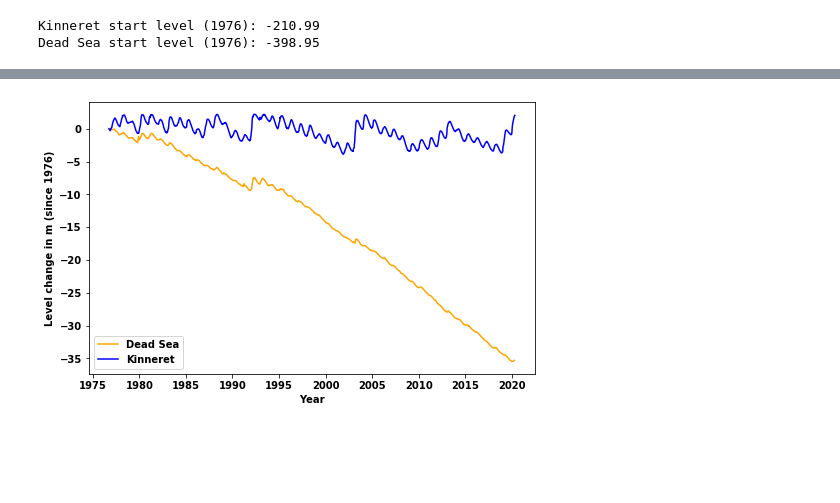
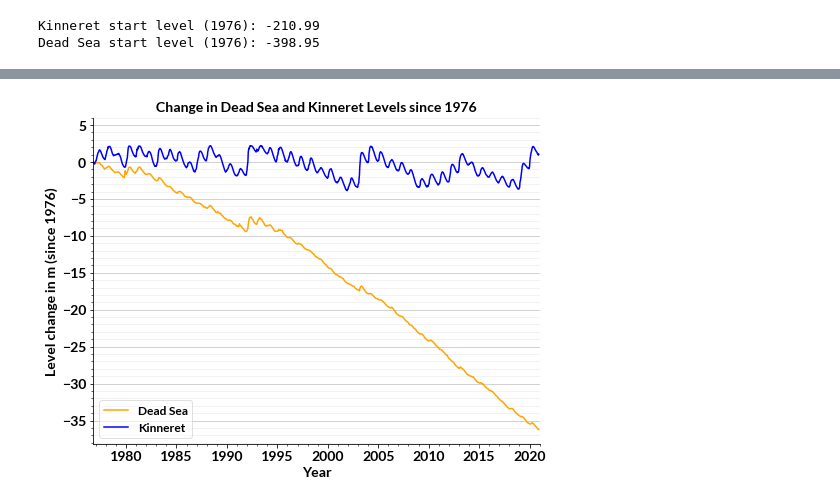
Before and after one commit to est987/DeadGalileeSea, a Jupyter notebook: Dead Sea vs Kinneret.ipynb, the cells around one changed output, grey strips where cells are left out. Drawn from its saved outputs; the diff is of its cells as text; code cells hidden in the pictures; blank space fills up the shorter version.

```diff
--- a/Dead Sea vs Kinneret.ipynb
+++ b/Dead Sea vs Kinneret.ipynb
@@ -20,9 +34,8 @@ ds_df = pd.DataFrame(data['result']['records'])
 ds_df = ds_df.rename(columns={'תאריך מדידה':'date','מפלס':'ds_level'}).drop(columns='_id')
 ds_df['ds_level'] = ds_df['ds_level'].astype('float')
 #sort by date
-ds_df['date'] = pd.to_datetime(ds_df['date'], format='%d/%m/%Y')
+ds_df['date'] = pd.to_datetime(ds_df['date'])
+
+# ds_df['date'] = pd.to_datetime(ds_df['date'], format='%d/%m/%Y')
 ds_df = ds_df.sort_values(by='date').reset_index(drop=True)
 ds_df['year'] = ds_df['date'].dt.year
-
-
-ds_df.head()
@@ -71,4 +85,5 @@ k_ds_df_1976 = k_ds_df.loc[k_ds_df.date >= '1976-10-01'].reset_index(drop=True)
 # %%
+k_ds_df_1976['k_level'] = k_ds_df_1976['k_level'].astype('float')
 #start level
 k_start_level = k_ds_df_1976['k_level'].iloc[0]
 ds_start_level = k_ds_df_1976['ds_level'].iloc[0]
@@ -77,3 +92,8 @@ print("Dead Sea start level (1976): {}".format(ds_start_level))
 # %% [output]
 Kinneret start level (1976): -210.99
 Dead Sea start level (1976): -398.95
+# %%
+k_ds_df_1976['date_month_day'] = [str(x) +'/'+str(y) for x,y in zip(k_ds_df_1976['date'].dt.day, k_ds_df_1976['date'].dt.month)]
+df = k_ds_df_1976.loc[k_ds_df_1976.date_month_day.isin(['29/8','30/8','31/8','1/9','2/9','3/9']),['year','k_level','date_month_day']]
+df.year.unique()
+df2 = df.groupby('year').mean().reset_index().dropna()
@@ -87,0 +135,6 @@ k_final=k_ds_df_1976[['date','k_dif']].dropna().reset_index(drop=True)
+# %%
+rcParams['axes.spines.right'] = False
+rcParams['axes.spines.top'] = False
+rcParams['font.family'] = ['Lato']
+rcParams['font.size'] = 14
+rcParams['font.weight'] = 'semibold'
@@ -88,11 +157,24 @@ k_final=k_ds_df_1976[['date','k_dif']].dropna().reset_index(drop=True)
 # %%
 #graph
-fig, ax = plt.subplots(figsize=(8,5))
+fig, ax = plt.subplots(figsize=(8,6))
 ax.plot(ds_final['date'], ds_final['ds_dif'],label='Dead Sea', color='orange')
 ax.plot(k_final['date'], k_final['k_dif'],label='Kinneret',color='blue' )
-ax.legend(loc='best')
-ax.set_xlabel('Year')
-ax.set_ylabel('Level change in m (since 1976)')
+ax.legend(loc='best', fontsize=12, frameon=True, framealpha=0.6)
+ax.set_xlabel('Year', weight='bold')
+ax.set_ylabel('Level change in m (since 1976)', weight='bold')
+ax.set_xlim(pd.to_datetime(k_ds_df_1976.year.min(), format='%Y'), pd.to_datetime(k_ds_df_1976.year.max()+1, format='%Y'))
+#ax.axhline(0, color='grey', alpha=0.8, lw =1.1, ls='--')
+ax.set_title("Change in Dead Sea and Kinneret Levels since 1976", weight='bold', size=14)
+#ax.axhline(k_final['k_dif'].iloc[-1], color='blue', alpha=0.8, lw =1.1, ls='-.')
+ax.yaxis.set_minor_locator(ticker.MultipleLocator(1))
+ax.xaxis.set_minor_locator(dates.YearLocator())
+
+ax.grid(True, 'major', 'y', alpha=0.7)
+ax.grid(True, 'minor', 'y', alpha=0.2)
+
+ax.set_ylim(None,6)
+ax.set_xlim(k_final['date'].min(),None)
+# plt.show()
 fig.savefig('KinneretVsDeadSea.png', dpi=300)
 # %% [output]
-[figure, old version]
+[figure, new version]
```
Also changed, not shown: parts of 11 cells of this notebook, 4 other files.
